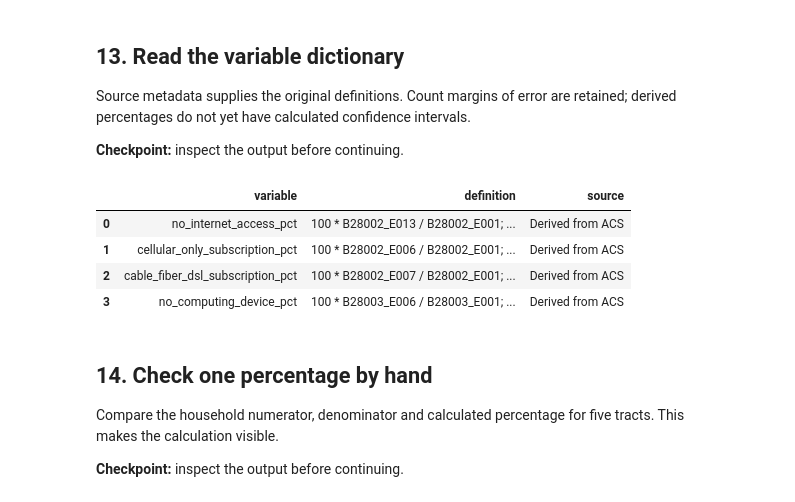
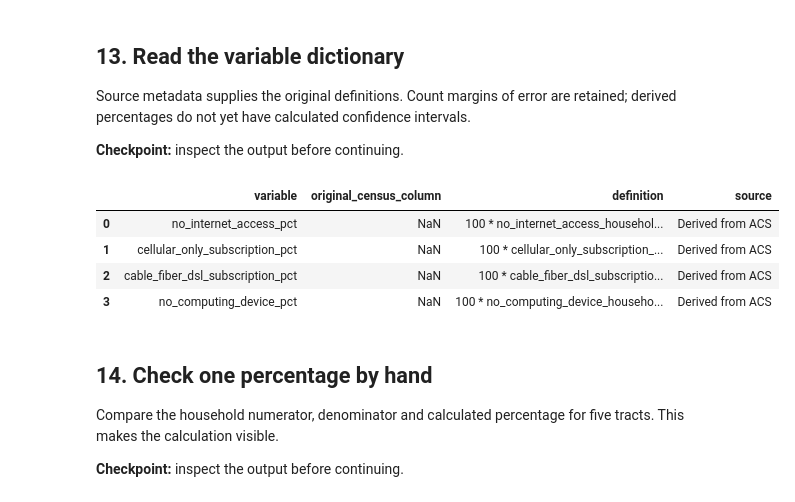
Before and after one commit to We1Chen7/nj-digital-equity, a Jupyter notebook: NJ_Digital_Equity_Colab.ipynb, the cells around one changed output. Cells and saved outputs as stored; diff of their text form; code cells hidden in the pictures.

Commit message:
Use descriptive ACS variable names and rerun all notebook cells

```diff
--- a/NJ_Digital_Equity_Colab.ipynb
+++ b/NJ_Digital_Equity_Colab.ipynb
@@ -187,5 +148,5 @@ One raw row represents one Census geography. `GEO_ID` is the join key. We retain
 # %%
-TABLES = ['B28002', 'B28003', 'B19013', 'C17002', 'B01002']
+TABLES = list(TABLE_CONFIG.values())
 geo = pd.read_csv(RAW / 'nj_geographies.txt', sep='|', dtype=str, keep_default_na=False)
 data = geo[['GEO_ID', 'NAME', 'STATE', 'COUNTY', 'TRACT', 'SUMLEVEL']].copy()
 assert data['GEO_ID'].is_unique
@@ -353,20 +287,22 @@ A percentage is `100 × numerator / denominator`. Zero denominators become missi
 # %%
+# Calculate indicators
+
 RATE_SPECS = {
-    'no_internet_access_pct': ('B28002_E013', 'B28002_E001'),
-    'cellular_only_subscription_pct': ('B28002_E006', 'B28002_E001'),
-    'cable_fiber_dsl_subscription_pct': ('B28002_E007', 'B28002_E001'),
-    'no_computing_device_pct': ('B28003_E006', 'B28003_E001'),
+    'no_internet_access_pct': ('no_internet_access_households', 'households'),
+    'cellular_only_subscription_pct': ('cellular_only_subscription_households', 'households'),
+    'cable_fiber_dsl_subscription_pct': ('cable_fiber_dsl_subscription_households', 'households'),
+    'no_computing_device_pct': ('no_computing_device_households', 'device_table_households'),
 }
 def add_indicators(frame):
     frame = frame.copy()
-    frame['households'] = frame['B28002_E001']
+    frame['households'] = frame['households']
     for name, (num, den) in RATE_SPECS.items():
         frame[name] = 100 * frame[num] / frame[den].where(frame[den] > 0)
-    frame['no_internet_subscription_pct'] = 100 * (frame['B28002_E012'] + frame['B28002_E013']) / frame['households'].where(frame['households'] > 0)
-    frame['poverty_pct'] = 100 * (frame['C17002_E002'] + frame['C17002_E003']) / frame['C17002_E001'].where(frame['C17002_E001'] > 0)
-    frame['median_household_income_usd'] = frame['B19013_E001']
-    frame['income_upper_bound_flag'] = frame['B19013_E001'].ge(250001)
-    frame['median_age_years'] = frame['B01002_E001']
+    frame['no_internet_subscription_pct'] = 100 * (frame['internet_access_without_subscription_households'] + frame['no_internet_access_households']) / frame['households'].where(frame['households'] > 0)
+    frame['poverty_pct'] = 100 * (frame['income_poverty_ratio_under_0_50_population'] + frame['income_poverty_ratio_0_50_to_0_99_population']) / frame['poverty_universe_population'].where(frame['poverty_universe_population'] > 0)
+    frame['median_household_income_usd'] = frame['median_household_income_usd']
+    frame['income_upper_bound_flag'] = frame['median_household_income_usd'].ge(250001)
+    frame['median_age_years'] = frame['median_age_years']
     return frame
 tract, county, state = [add_indicators(frame) for frame in [tract, county, state]]
 
@@ -388,32 +324,33 @@ Source metadata supplies the original definitions. Count margins of error are re
 **Checkpoint:** inspect the output before continuing.
 # %%
 dictionary_rows = []
-for table in TABLES:
+for dataset_name, table in TABLE_CONFIG.items():
     metadata = json.loads((RAW / f'{table}_metadata.json').read_text())['variables']
-    for col in data.columns:
-        match = re.fullmatch(table + r'_([EM])([0-9]{3})', col)
-        if match:
+    for original, name in ACS_COLUMN_NAMES.items():
+        match = re.fullmatch(table + r'_([EM])([0-9]{3})', original)
+        if match and name in data.columns:
             api_name = f'{table}_{match.group(2)}{match.group(1)}'
-            dictionary_rows.append({'variable': col, 'definition': metadata[api_name]['label'],
+            dictionary_rows.append({'variable': name, 'original_census_column': original,
+                                    'definition': metadata[api_name]['label'],
                                     'source': f'https://api.census.gov/data/2024/acs/acs5/groups/{table}.html'})
 for name, (num, den) in RATE_SPECS.items():
     dictionary_rows.append({'variable': name, 'definition': f'100 * {num} / {den}; percentage points; denominator > 0', 'source': 'Derived from ACS'})
 dictionary_rows += [
-    {'variable': 'no_internet_subscription_pct', 'definition': '100 * (B28002_E012 + B28002_E013) / household total', 'source': 'Derived from ACS'},
-    {'variable': 'poverty_pct', 'definition': '100 * (C17002_E002 + C17002_E003) / C17002_E001; income/poverty ratio below 1', 'source': 'Derived from ACS'},
-    {'variable': 'median_household_income_usd', 'definition': 'B19013_E001; dollars adjusted to 2024; upper-bound values flagged', 'source': 'ACS B19013'},
+    {'variable': 'no_internet_subscription_pct', 'definition': '100 * (internet_access_without_subscription_households + no_internet_access_households) / household total', 'source': 'Derived from ACS'},
+    {'variable': 'poverty_pct', 'definition': '100 * (income_poverty_ratio_under_0_50_population + income_poverty_ratio_0_50_to_0_99_population) / poverty_universe_population; income/poverty ratio below 1', 'source': 'Derived from ACS'},
+    {'variable': 'median_household_income_usd', 'definition': 'median_household_income_usd; dollars adjusted to 2024; upper-bound values flagged', 'source': 'ACS B19013'},
     {'variable': 'income_upper_bound_flag', 'definition': 'Median income >= 250001; inspect reporting bound before modeling', 'source': 'ACS B19013'},
-    {'variable': 'median_age_years', 'definition': 'B01002_E001; median age in years', 'source': 'ACS B01002'},
+    {'variable': 'median_age_years', 'definition': 'median_age_years; median age in years', 'source': 'ACS B01002'},
 ]
 dictionary = pd.DataFrame(dictionary_rows)
 dictionary.to_csv(CLEAN / 'variable_dictionary.csv', index=False)
 display(dictionary.loc[dictionary['variable'].isin(RATE_SPECS)].reset_index(drop=True))
 # %% [output]
-|  | variable | definition | source |
-| 0 | no_internet_access_pct | 100 * B28002_E013 / B28002_E001; ... | Derived from ACS |
-| 1 | cellular_only_subscription_pct | 100 * B28002_E006 / B28002_E001; ... | Derived from ACS |
-| 2 | cable_fiber_dsl_subscription_pct | 100 * B28002_E007 / B28002_E001; ... | Derived from ACS |
-| 3 | no_computing_device_pct | 100 * B28003_E006 / B28003_E001; ... | Derived from ACS |
+|  | variable | original_census_column | definition | source |
+| 0 | no_internet_access_pct | NaN | 100 * no_internet_access_househol... | Derived from ACS |
+| 1 | cellular_only_subscription_pct | NaN | 100 * cellular_only_subscription_... | Derived from ACS |
+| 2 | cable_fiber_dsl_subscription_pct | NaN | 100 * cable_fiber_dsl_subscriptio... | Derived from ACS |
+| 3 | no_computing_device_pct | NaN | 100 * no_computing_device_househo... | Derived from ACS |
 # %% [markdown]
 ## 14. Check one percentage by hand
 
```
Also changed, not shown: parts of 40 cells of this notebook, 3 other files.
